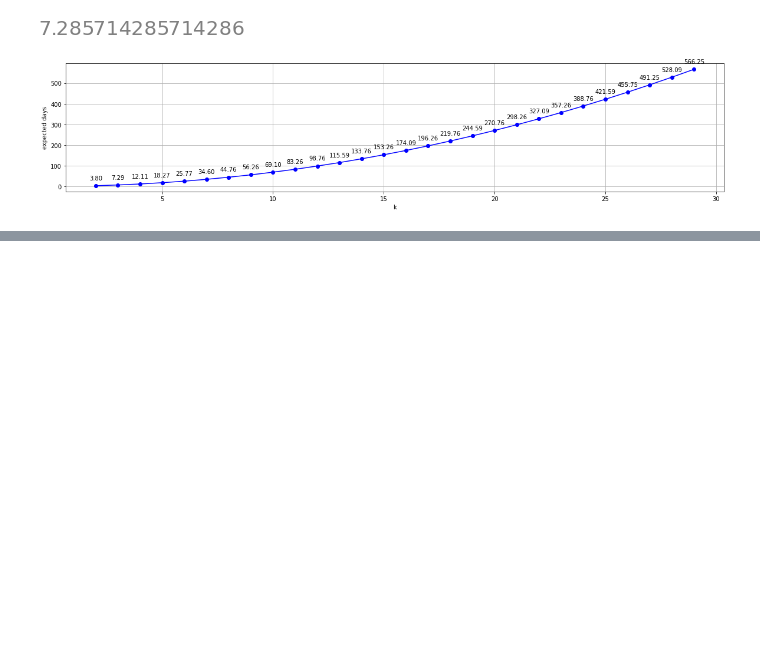
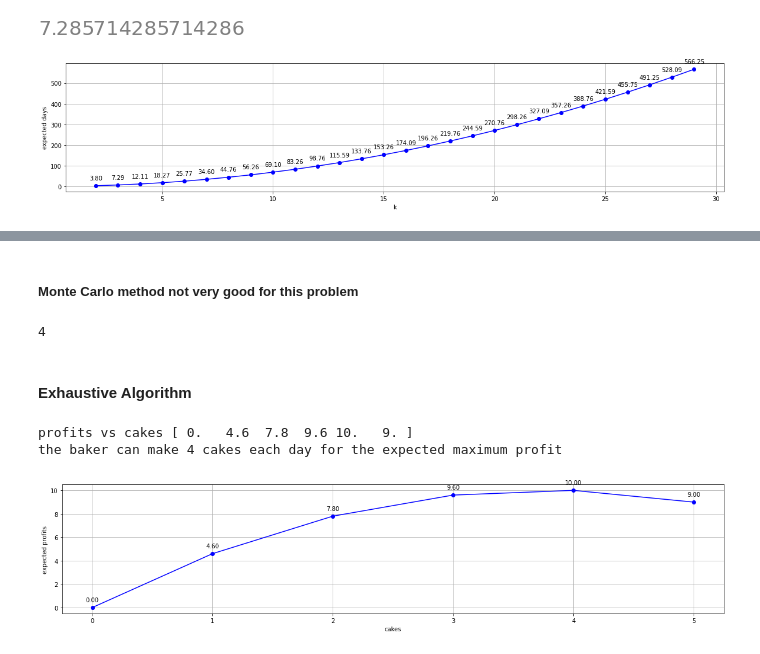
Before and after one commit to edwardlu71/ConceptByExample, a Jupyter notebook: E03_112_MonteCarloByExamples.ipynb, the cells around one changed output, grey strips where cells are left out. Cells and saved outputs as stored; diff of their text form; code cells hidden in the pictures; blank space fills up the shorter version.

Commit message:
added baker's problem

```diff
--- a/E03_112_MonteCarloByExamples.ipynb
+++ b/E03_112_MonteCarloByExamples.ipynb
@@ -221,0 +239,2 @@ plt.show()
+# %% [markdown]
+##### Monte Carlo method not very good for this problem
@@ -221,0 +256,42 @@ plt.show()
+# %%
+calculate_profilt(6, 100000)
+# %% [output]
+4
+# %% [markdown]
+#### Exhaustive Algorithm
+# %%
+residents = 6    # residents number
+cost = 0.4
+price = 1.4
+
+n  = residents - 1 # maximum customers
+p = np.zeros((residents,residents))
+for customer in range(residents):
+    for cake in range(residents):
+        if cake > customer:
+            p[customer][cake] = price * customer - cost * cake
+        else:
+            p[customer][cake] = (price - cost) * cake
+
+profits_cakes = p.sum(axis=0)
+print(f"profits vs cakes {profits_cakes}")
+print(f"the baker can make {np.argsort(profits_cakes)[-1]} cakes each day for the expected maximum profit")
+
+xs = list(range(residents))
+fig, ax = plt.subplots(figsize=(20, 4))
+ax.plot(xs, profits_cakes, 'bo-')
+for x, y in zip(xs, profits_cakes):
+    label = "{:.2f}".format(y)
+    plt.annotate(label, # this is the text
+                 (x,y), # this is the point to label
+                 textcoords="offset points", # how to position the text
+                 xytext=(0,10), # distance from text to points (x,y)
+                 ha='center') # horizontal alignment can be left, right or center
+plt.xlabel("cakes")
+plt.ylabel("expected profits")
+plt.grid(True)
+plt.show()
+# %% [output]
+profits vs cakes [ 0.   4.6  7.8  9.6 10.   9. ]
+the baker can make 4 cakes each day for the expected maximum profit
+[figure, added]
```
Also changed, not shown: parts of 16 cells of this notebook.
